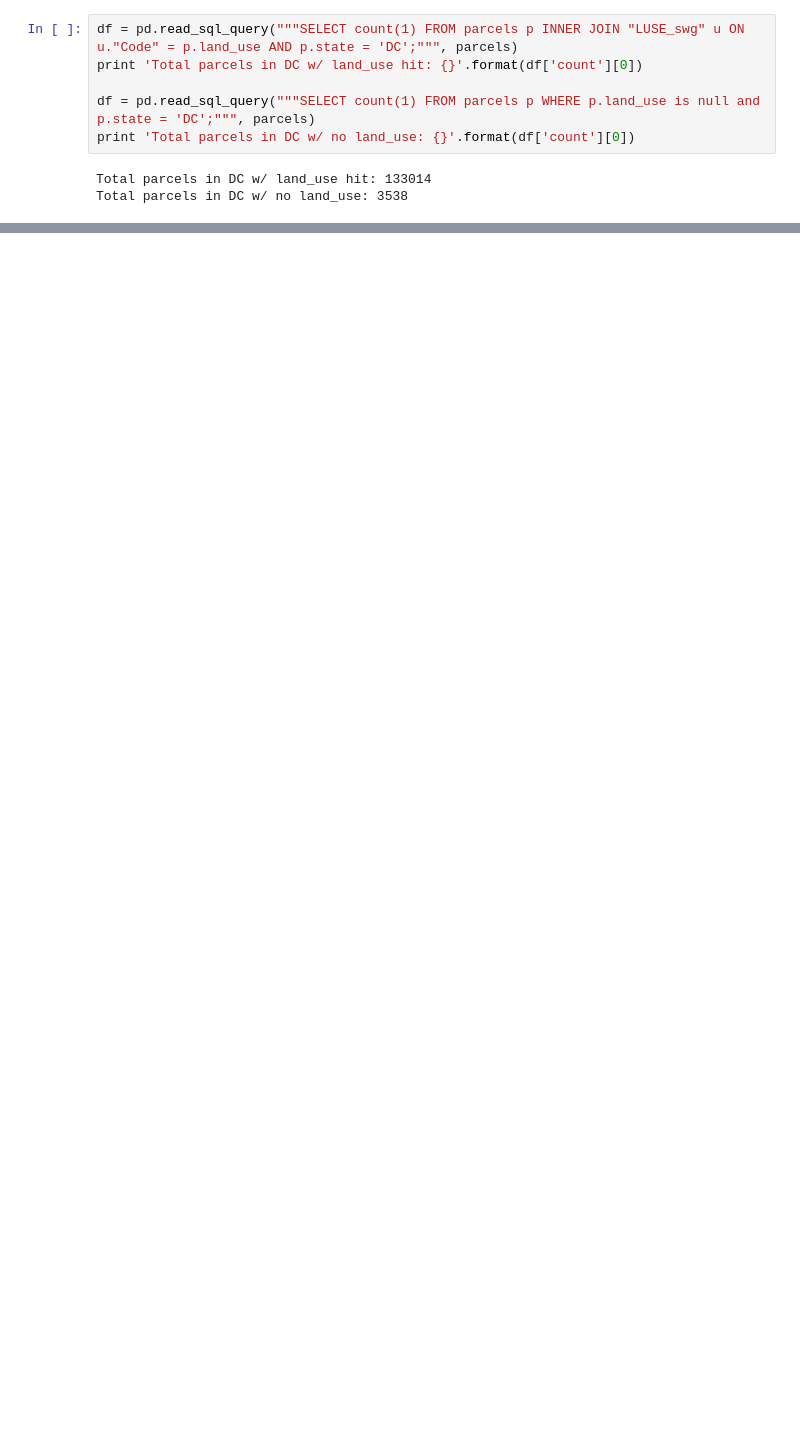
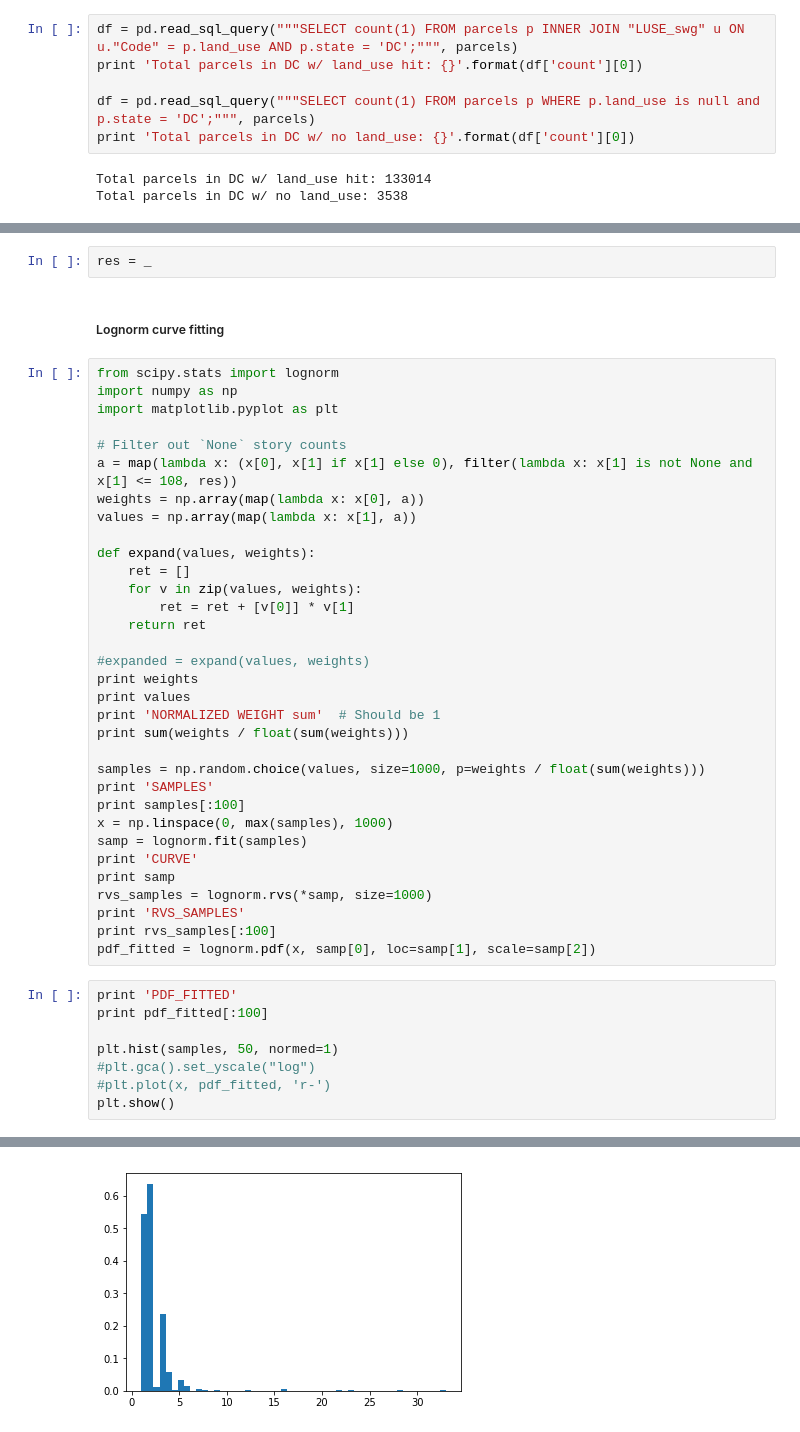
Before and after one commit to tbuffington7/data, a Jupyter notebook: sources/parcels/notebooks/get-floor-distribution-by-department.ipynb, the cells around one changed output, grey strips where cells are left out. Cells and saved outputs as stored; diff of their text form; blank space fills up the shorter version.

```diff
--- a/sources/parcels/notebooks/get-floor-distribution-by-department.ipynb
+++ b/sources/parcels/notebooks/get-floor-distribution-by-department.ipynb
@@ -86,0 +297,46 @@ df.style.highlight_null(null_color='red')
+# %%
+res = _
+# %% [markdown]
+##### Lognorm curve fitting
+# %%
+from scipy.stats import lognorm
+import numpy as np
+import matplotlib.pyplot as plt
+
+# Filter out `None` story counts
+a = map(lambda x: (x[0], x[1] if x[1] else 0), filter(lambda x: x[1] is not None and x[1] <= 108, res))
+weights = np.array(map(lambda x: x[0], a))
+values = np.array(map(lambda x: x[1], a))
+
+def expand(values, weights):
+    ret = []
+    for v in zip(values, weights):
+        ret = ret + [v[0]] * v[1]
+    return ret
+
+#expanded = expand(values, weights)
+print weights
+print values
+print 'NORMALIZED WEIGHT sum'  # Should be 1
+print sum(weights / float(sum(weights)))
+
+samples = np.random.choice(values, size=1000, p=weights / float(sum(weights)))
+print 'SAMPLES'
+print samples[:100]
+x = np.linspace(0, max(samples), 1000)
+samp = lognorm.fit(samples)
+print 'CURVE'
+print samp
+rvs_samples = lognorm.rvs(*samp, size=1000)
+print 'RVS_SAMPLES'
+print rvs_samples[:100]
+pdf_fitted = lognorm.pdf(x, samp[0], loc=samp[1], scale=samp[2])
+# %%
+print 'PDF_FITTED'
+print pdf_fitted[:100]
+
+plt.hist(samples, 50, normed=1)
+#plt.gca().set_yscale("log")
+#plt.plot(x, pdf_fitted, 'r-')
+plt.show()
+# %% [output]
@@ -86,0 +360 @@ df.style.highlight_null(null_color='red')
+[figure, added]
```
Also changed, not shown: parts of 36 cells of this notebook, 6 other files.
